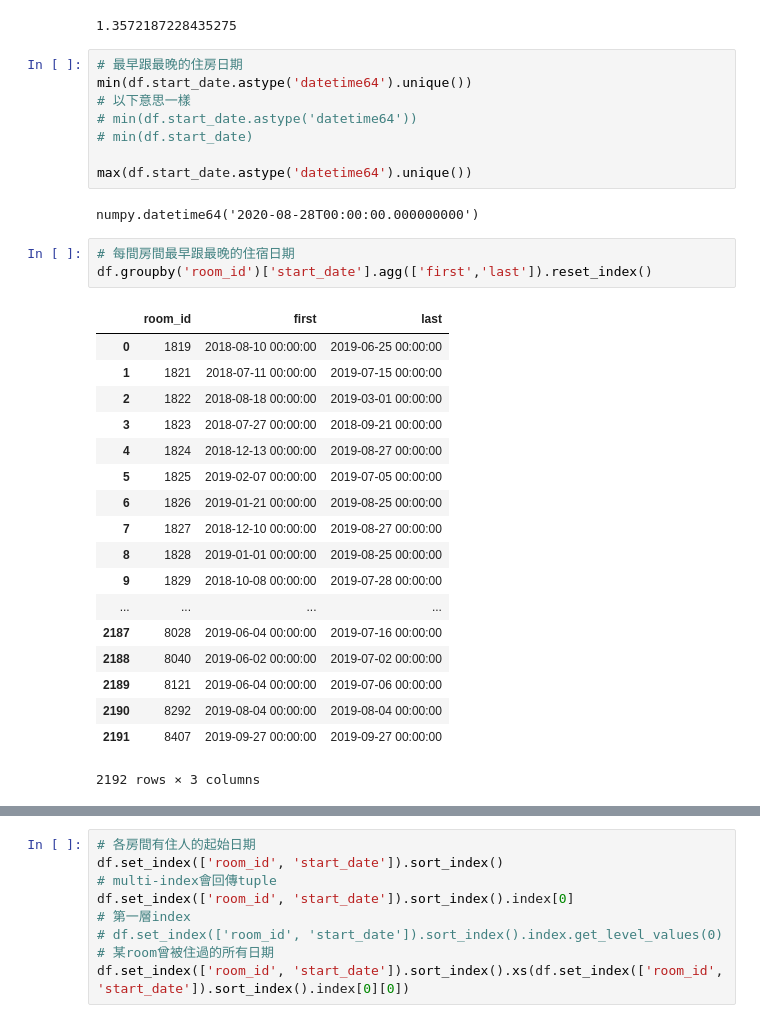
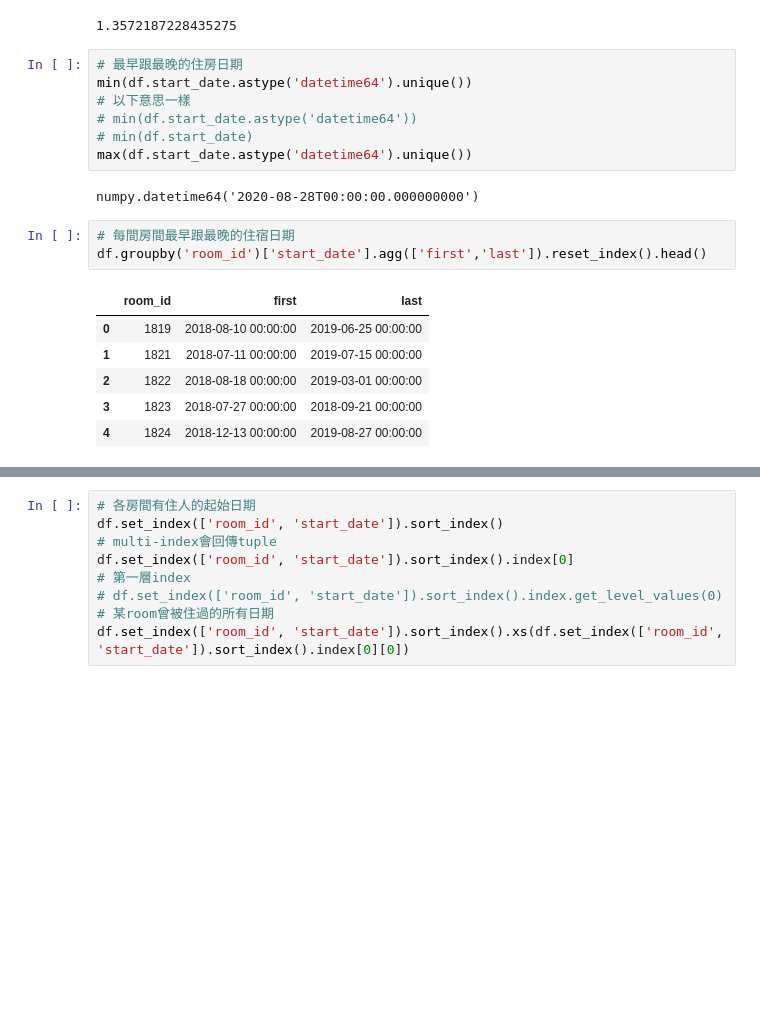
Before and after one commit to johnny12150/19-lab-summer-training, a Jupyter notebook: 0829/inner_data_EDA.ipynb, the cells around one changed output, grey strips where cells are left out. Drawn from its saved outputs; the diff is of its cells as text; blank space fills up the shorter version.

```diff
--- a/0829/inner_data_EDA.ipynb
+++ b/0829/inner_data_EDA.ipynb
@@ -148,32 +104,19 @@ min(df.start_date.astype('datetime64').unique())
 # 以下意思一樣
 # min(df.start_date.astype('datetime64'))
 # min(df.start_date)
-
 max(df.start_date.astype('datetime64').unique())
 # %% [output]
 numpy.datetime64('2020-08-28T00:00:00.000000000')
 # %%
 # 每間房間最早跟最晚的住宿日期
-df.groupby('room_id')['start_date'].agg(['first','last']).reset_index()
+df.groupby('room_id')['start_date'].agg(['first','last']).reset_index().head()
 # %% [output]
 |  | room_id | first | last |
 | 0 | 1819 | 2018-08-10 00:00:00 | 2019-06-25 00:00:00 |
 | 1 | 1821 | 2018-07-11 00:00:00 | 2019-07-15 00:00:00 |
 | 2 | 1822 | 2018-08-18 00:00:00 | 2019-03-01 00:00:00 |
 | 3 | 1823 | 2018-07-27 00:00:00 | 2018-09-21 00:00:00 |
 | 4 | 1824 | 2018-12-13 00:00:00 | 2019-08-27 00:00:00 |
-| 5 | 1825 | 2019-02-07 00:00:00 | 2019-07-05 00:00:00 |
-| 6 | 1826 | 2019-01-21 00:00:00 | 2019-08-25 00:00:00 |
-| 7 | 1827 | 2018-12-10 00:00:00 | 2019-08-27 00:00:00 |
-| 8 | 1828 | 2019-01-01 00:00:00 | 2019-08-25 00:00:00 |
-| 9 | 1829 | 2018-10-08 00:00:00 | 2019-07-28 00:00:00 |
-| ... | ... | ... | ... |
-| 2187 | 8028 | 2019-06-04 00:00:00 | 2019-07-16 00:00:00 |
-| 2188 | 8040 | 2019-06-02 00:00:00 | 2019-07-02 00:00:00 |
-| 2189 | 8121 | 2019-06-04 00:00:00 | 2019-07-06 00:00:00 |
-| 2190 | 8292 | 2019-08-04 00:00:00 | 2019-08-04 00:00:00 |
-| 2191 | 8407 | 2019-09-27 00:00:00 | 2019-09-27 00:00:00 |
-2192 rows × 3 columns
 # %%
 # 住宿日期的範圍，沒設timedelta的話RAM容易爆炸
 d_range = np.arange(min(df.start_date.astype('datetime64')),max(df.start_date.astype('datetime64')), timedelta(days=1))
```
Also changed, not shown: parts of 13 cells of this notebook.
